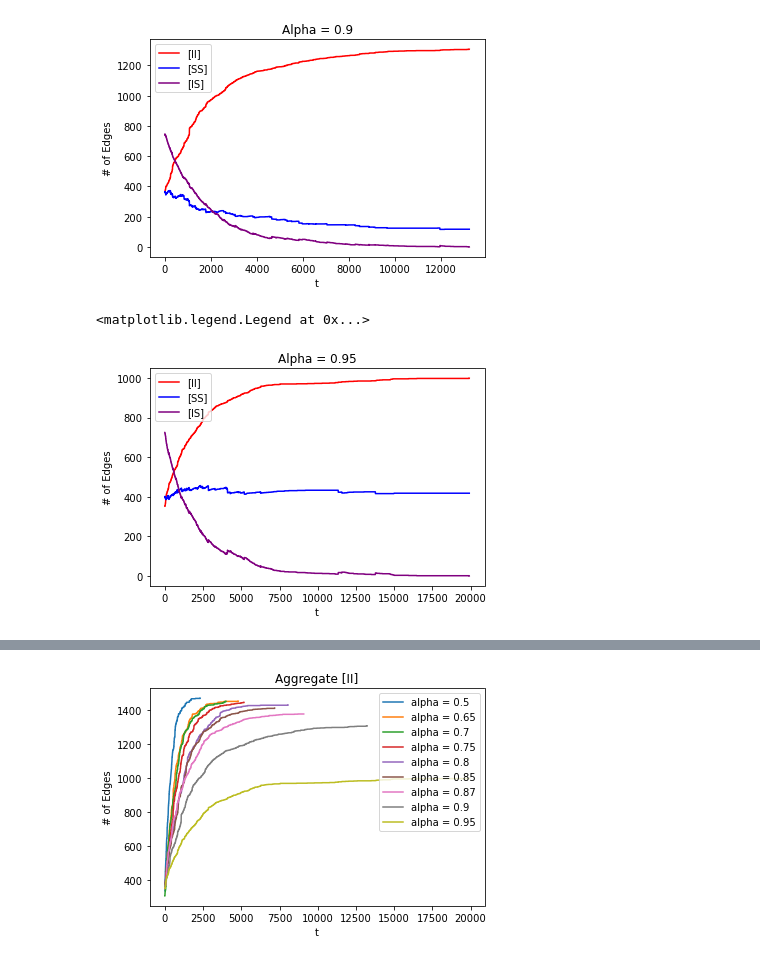
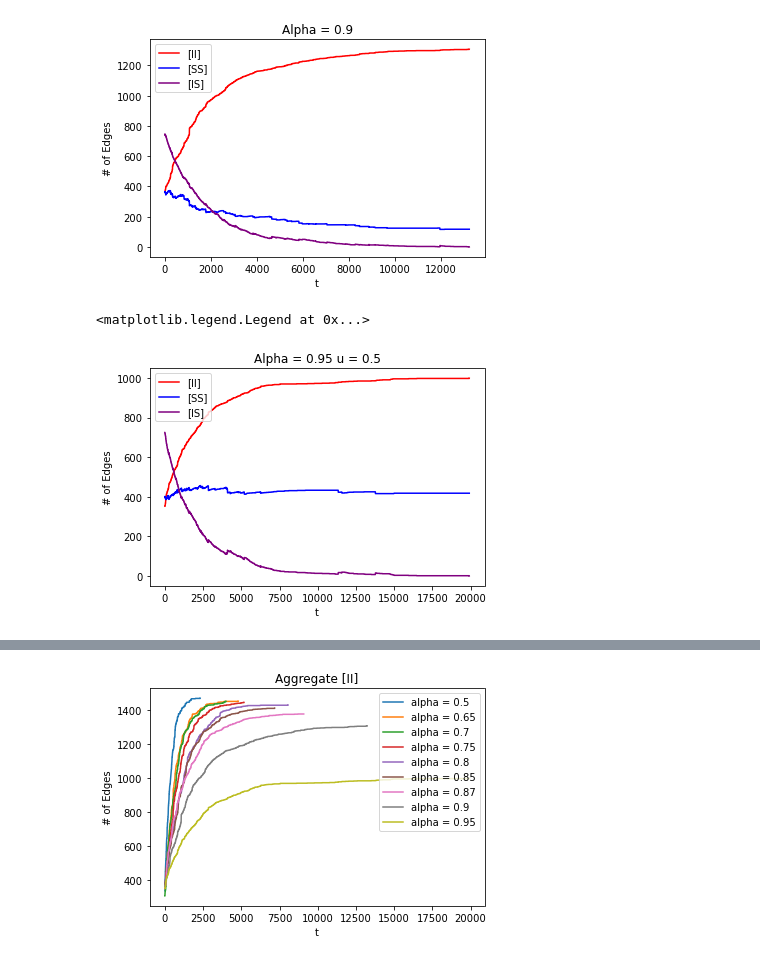
Before and after one commit to gracewanggw/AdaptiveSI, a Jupyter notebook: simulation_data/Simulation Data Analysis Big Barabasi Albert.ipynb, the cells around one changed output, grey strips where cells are left out. Saved outputs shown, nothing was run; the diff lists cells and outputs as text; code cells hidden in the pictures.

```diff
--- a/simulation_data/Simulation Data Analysis Big Barabasi Albert.ipynb
+++ b/simulation_data/Simulation Data Analysis Big Barabasi Albert.ipynb
@@ -254,16 +254,16 @@ plt.legend()
 # %%
 alpha = 0.95
 path = '/Users/gracewang/Desktop/Dartmouth/MATH36/AdaptiveSIS/simulation_data/alpha' + str(alpha) + '/simulation_data_' + str(alpha) + '_big'
 df = pd.read_csv(path)
 
 plt.plot(df['t'], df['[II]'], color='red', label='[II]')
 plt.plot(df['t'], df['[SS]'], color='blue', label='[SS]')
 plt.plot(df['t'], df['[IS]'], color='purple', label='[IS]')
 plt.xlabel('t')
 plt.ylabel('# of Edges')
-plt.title("Alpha = " + str(alpha))
+plt.title("Alpha = " + str(alpha) + " u = 0.5" )
 plt.legend()
 # %% [output]
 <matplotlib.legend.Legend at 0x...>
-[figure, old version]
+[figure, new version]
 # %%
```
Also changed, not shown: parts of 7 cells of this notebook, 32 other files.
